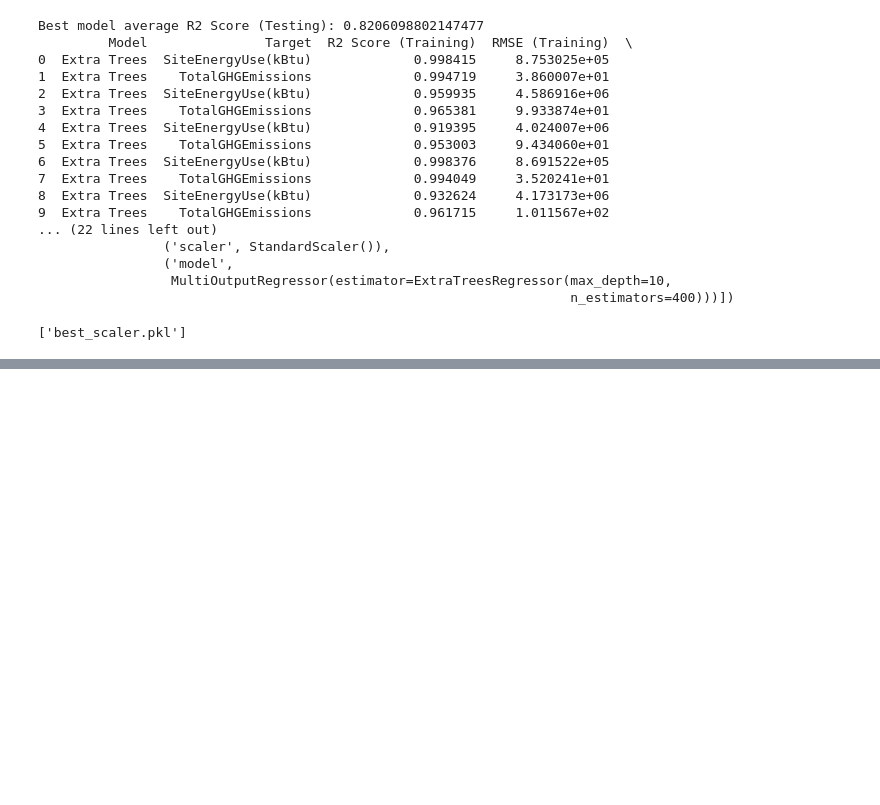
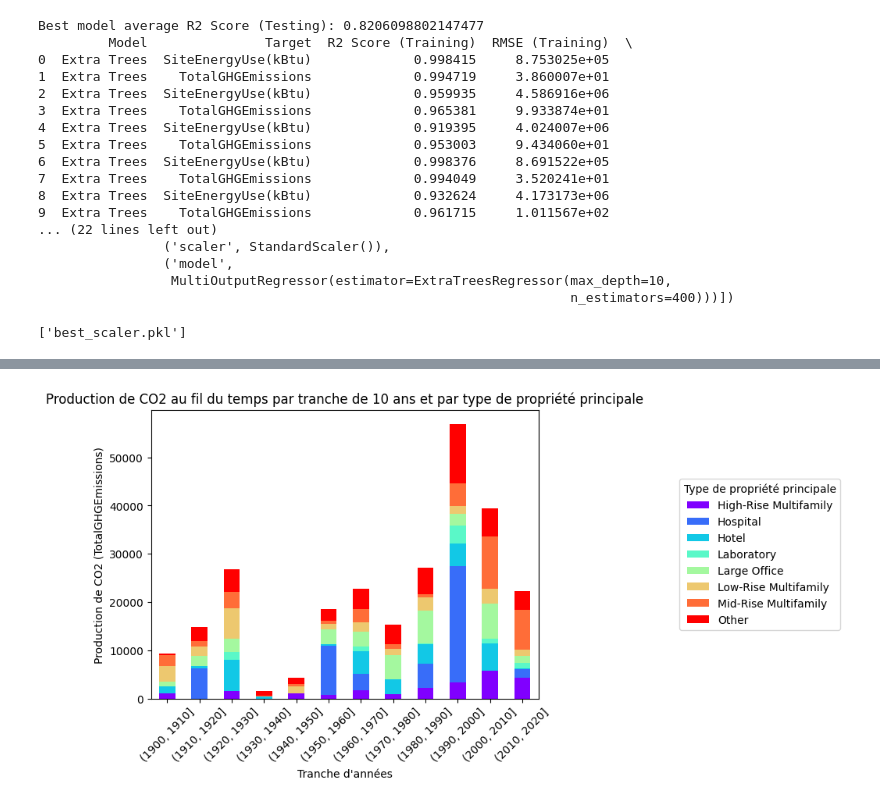
Before and after one commit to Lorenzo1208/co2, a Jupyter notebook: analyse/seattle_predictions.ipynb, the cells around one changed output, grey strips where cells are left out. Saved outputs shown, nothing was run; the diff lists cells and outputs as text; code cells hidden in the pictures; blank space fills up the shorter version.

```diff
--- a/analyse/seattle_predictions.ipynb
+++ b/analyse/seattle_predictions.ipynb
@@ -1585,0 +1736,43 @@ Best model average R2 Score (Testing): 0.8206098802147477
+# %%
+import pandas as pd
+import matplotlib.pyplot as plt
+import matplotlib.cm as cm
+import numpy as np
+
+data = pd.read_csv('C:/Users/loren/OneDrive/Documents/GitHub/co2/2016_Building_Energy_Benchmarking.csv')
+data['YearBuilt'] = pd.to_datetime(data['YearBuilt'], format='%Y')
+
+# Gardez seulement certains types de bâtiments
+selected_types = ['Hospital', 'Hotel', 'Laboratory', 'Multifamily Housing', 'Low-Rise Multifamily', 'Mid-Rise Multifamily', 'High-Rise Multifamily', 'Other', 'Large Office']
+data = data[data['PrimaryPropertyType'].isin(selected_types)]
+
+# Créer des tranches de 10 ans pour les années de construction
+data['YearRange'] = pd.cut(data['YearBuilt'].dt.year, bins=range(data['YearBuilt'].dt.year.min(), data['YearBuilt'].dt.year.max()+11, 10))
+
+# Calculer la somme des émissions de CO2 par tranche de 10 ans et par type de propriété principale
+co2_by_year_range_type = data.groupby(['YearRange', 'PrimaryPropertyType'])['TotalGHGEmissions'].sum().unstack()
+
+# Obtenir une liste de tous les types de propriété principale
+property_types = co2_by_year_range_type.columns
+
+# Générer une gamme de couleurs pour chaque type de propriété principale
+colors = cm.rainbow(np.linspace(0, 1, len(property_types)))
+
+# Créer un dictionnaire pour mapper chaque type de propriété principale à une couleur unique
+color_dict = dict(zip(property_types, colors))
+
+# Créer un graphique à barres empilées avec des couleurs spécifiques
+co2_by_year_range_type.plot(kind='bar', stacked=True, color=[color_dict[i] for i in property_types])
+
+plt.xlabel('Tranche d\'années')
+plt.ylabel('Production de CO2 (TotalGHGEmissions)')
+plt.title('Production de CO2 au fil du temps par tranche de 10 ans et par type de propriété principale')
+
+plt.xticks(rotation=45)
+
+# Déplacer la légende à droite du graphique
+plt.legend(title='Type de propriété principale', loc='center left', bbox_to_anchor=(1.35, 0.5))
+
+plt.show()
+# %% [output]
+[figure, added]
```
Also changed, not shown: parts of 5 cells of this notebook, 1 other file.
